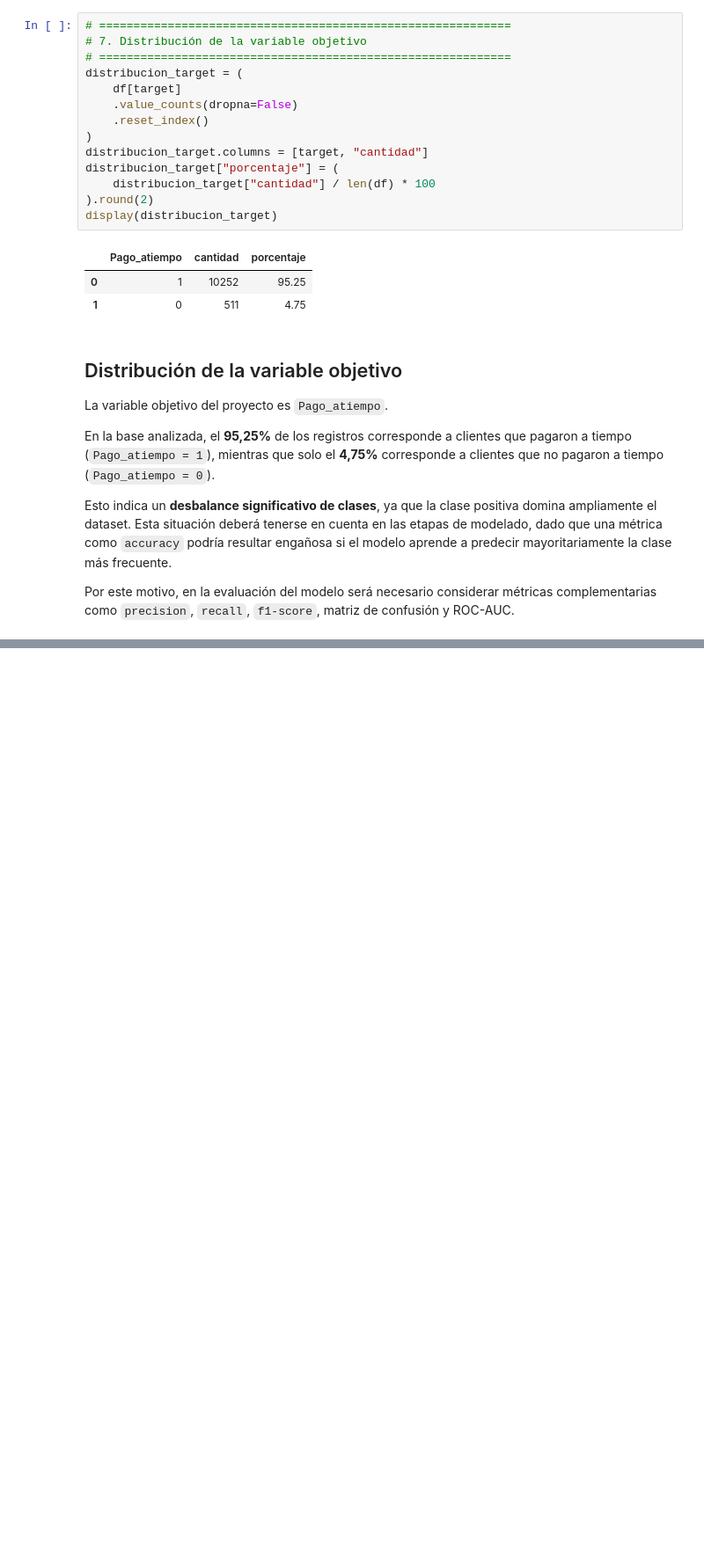
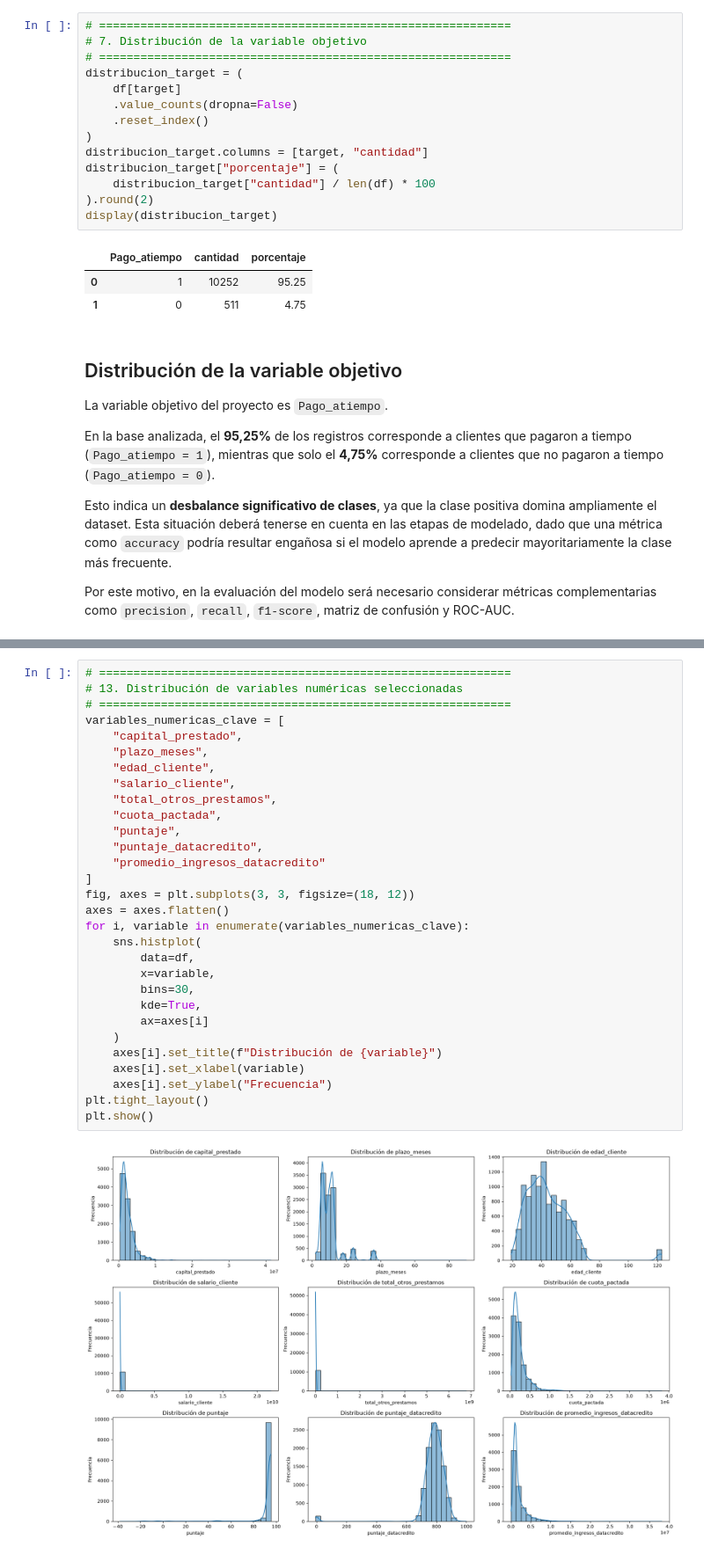
Before and after one commit to Fernandez-Martin-Dario/proyecto-integrador-m5-mlops, a Jupyter notebook: src/comprension_eda.ipynb, the cells around one changed output, grey strips where cells are left out. Shown at 88% size. Cells and saved outputs as stored; diff of their text form; blank space fills up the shorter version.

```diff
--- a/src/comprension_eda.ipynb
+++ b/src/comprension_eda.ipynb
@@ -114,0 +299,32 @@ Por este motivo, en la evaluación del modelo será necesario considerar métric
+# %%
+# ============================================================
+# 13. Distribución de variables numéricas seleccionadas
+# ============================================================
+variables_numericas_clave = [
+    "capital_prestado",
+    "plazo_meses",
+    "edad_cliente",
+    "salario_cliente",
+    "total_otros_prestamos",
+    "cuota_pactada",
+    "puntaje",
+    "puntaje_datacredito",
+    "promedio_ingresos_datacredito"
+]
+fig, axes = plt.subplots(3, 3, figsize=(18, 12))
+axes = axes.flatten()
+for i, variable in enumerate(variables_numericas_clave):
+    sns.histplot(
+        data=df,
+        x=variable,
+        bins=30,
+        kde=True,
+        ax=axes[i]
+    )
+    axes[i].set_title(f"Distribución de {variable}")
+    axes[i].set_xlabel(variable)
+    axes[i].set_ylabel("Frecuencia")
+plt.tight_layout()
+plt.show()
+# %% [output]
+[figure, added]
```
Also changed, not shown: parts of 44 cells of this notebook.
